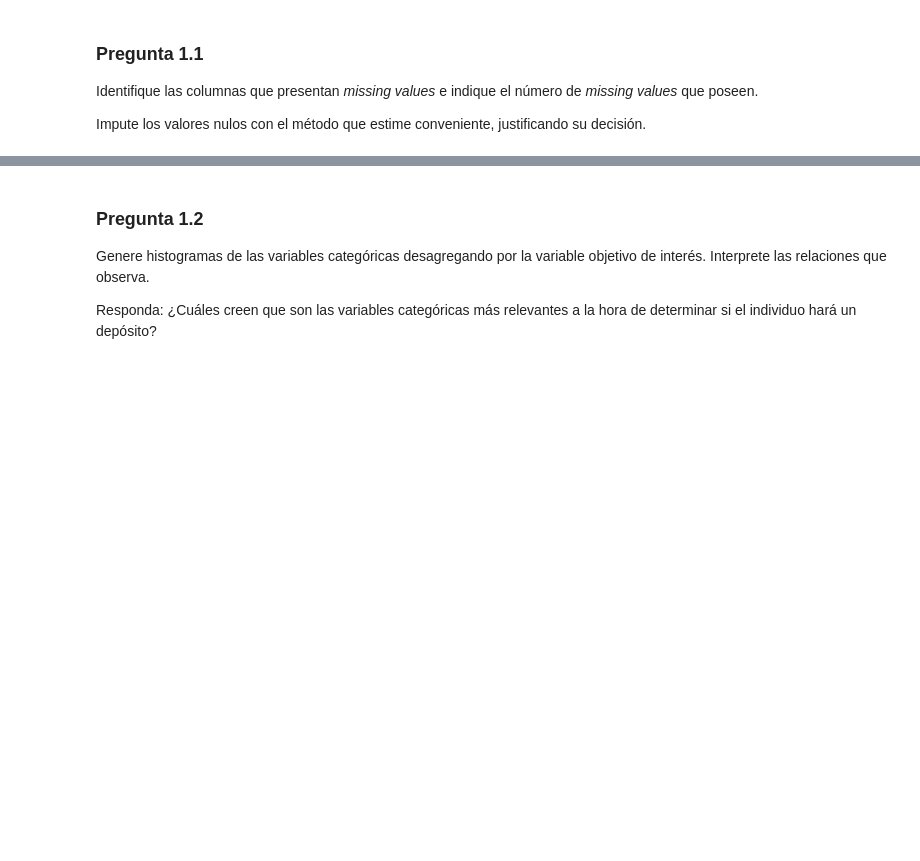
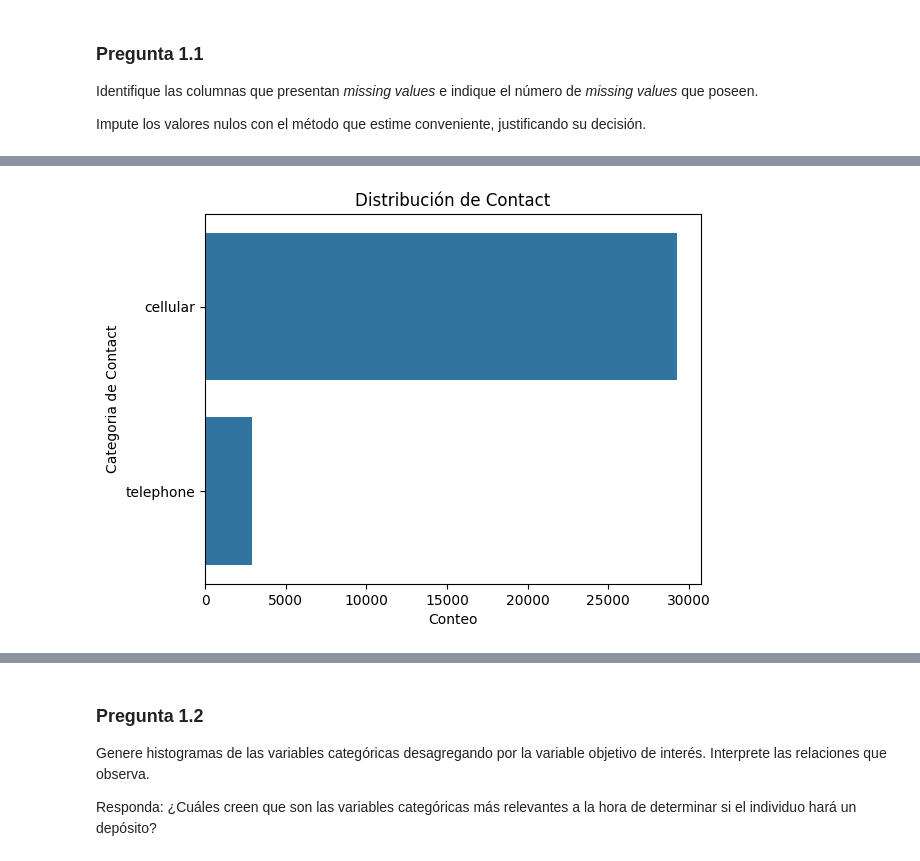
Before and after one commit to catamege/Tarea2-Mege-Lantadilla, a Jupyter notebook: Tarea2-Mege-Lantadilla.ipynb, the cells around one changed output, grey strips where cells are left out. Cells and saved outputs as stored; diff of their text form; code cells hidden in the pictures; blank space fills up the shorter version.

```diff
--- a/Tarea2-Mege-Lantadilla.ipynb
+++ b/Tarea2-Mege-Lantadilla.ipynb
@@ -241,0 +275,10 @@ dtype: int64
+# %%
+sns.countplot(data=df, y='contact', order=df['contact'].value_counts().index)
+plt.title('Distribución de Contact')
+plt.xlabel('Conteo')
+plt.ylabel('Categoria de Contact')
+plt.show()
+
+#los missings parece ser que no hubo contacto
+# %% [output]
+[figure, added]
```
Also changed, not shown: parts of 44 cells of this notebook.
